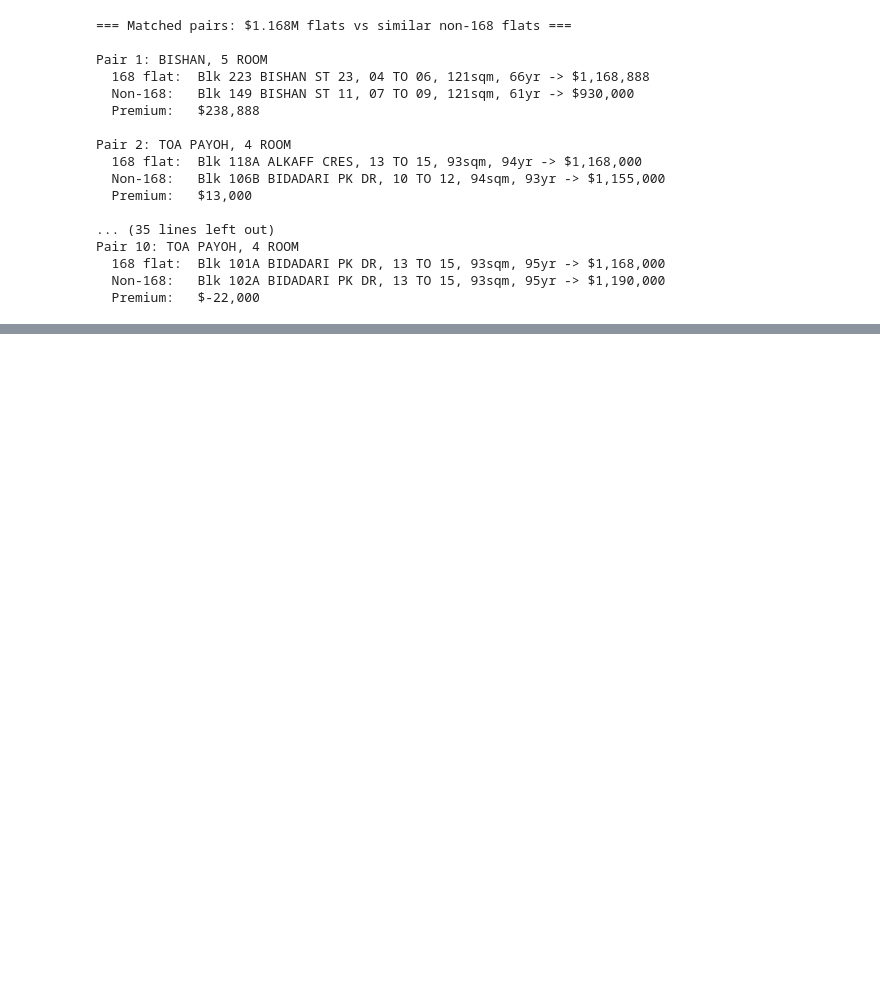
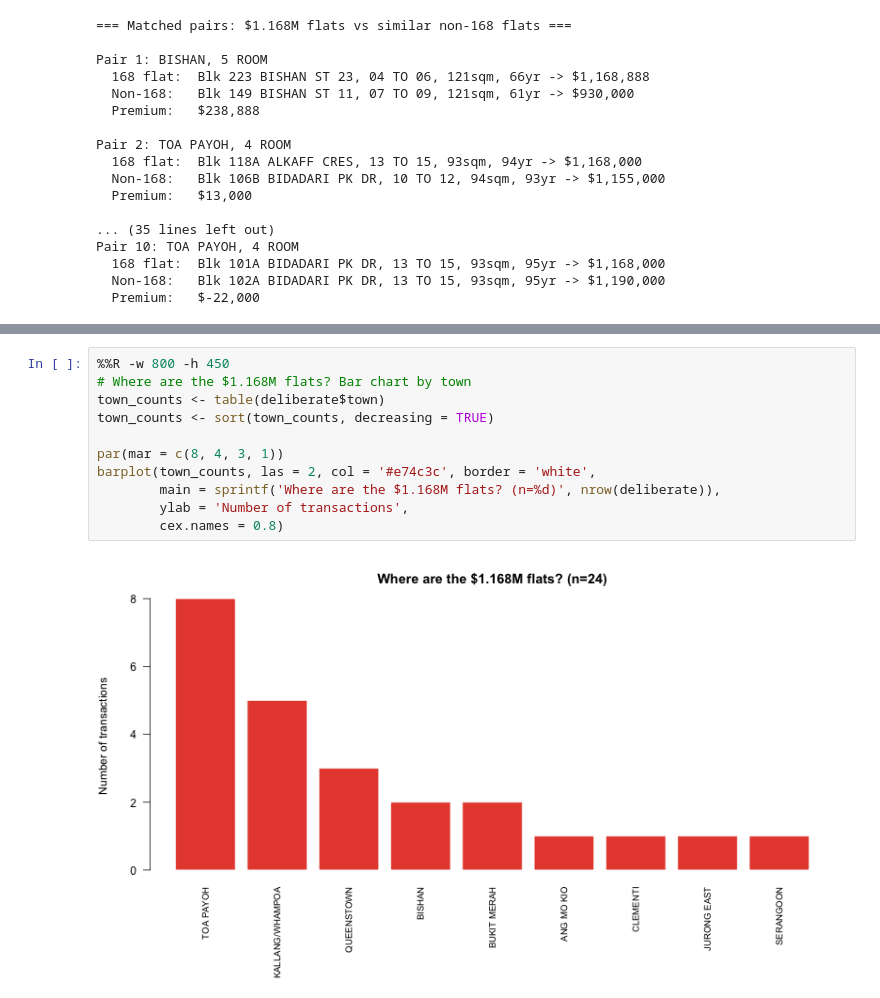
Before and after one commit to wongpeiting/hdb-regression, a Jupyter notebook: 15-168-vs-8-by-price.ipynb, the cells around one changed output, grey strips where cells are left out. Saved outputs shown, nothing was run; the diff lists cells and outputs as text; blank space fills up the shorter version.

```diff
--- a/15-168-vs-8-by-price.ipynb
+++ b/15-168-vs-8-by-price.ipynb
@@ -570,0 +648,13 @@ The bottom line for the story is simple: the 168 premium is not a generalised "p
+# %%
+%%R -w 800 -h 450
+# Where are the $1.168M flats? Bar chart by town
+town_counts <- table(deliberate$town)
+town_counts <- sort(town_counts, decreasing = TRUE)
+
+par(mar = c(8, 4, 3, 1))
+barplot(town_counts, las = 2, col = '#e74c3c', border = 'white',
+        main = sprintf('Where are the $1.168M flats? (n=%d)', nrow(deliberate)),
+        ylab = 'Number of transactions',
+        cex.names = 0.8)
+# %% [output]
+[figure, added]
```
Also changed, not shown: parts of 4 cells of this notebook.
